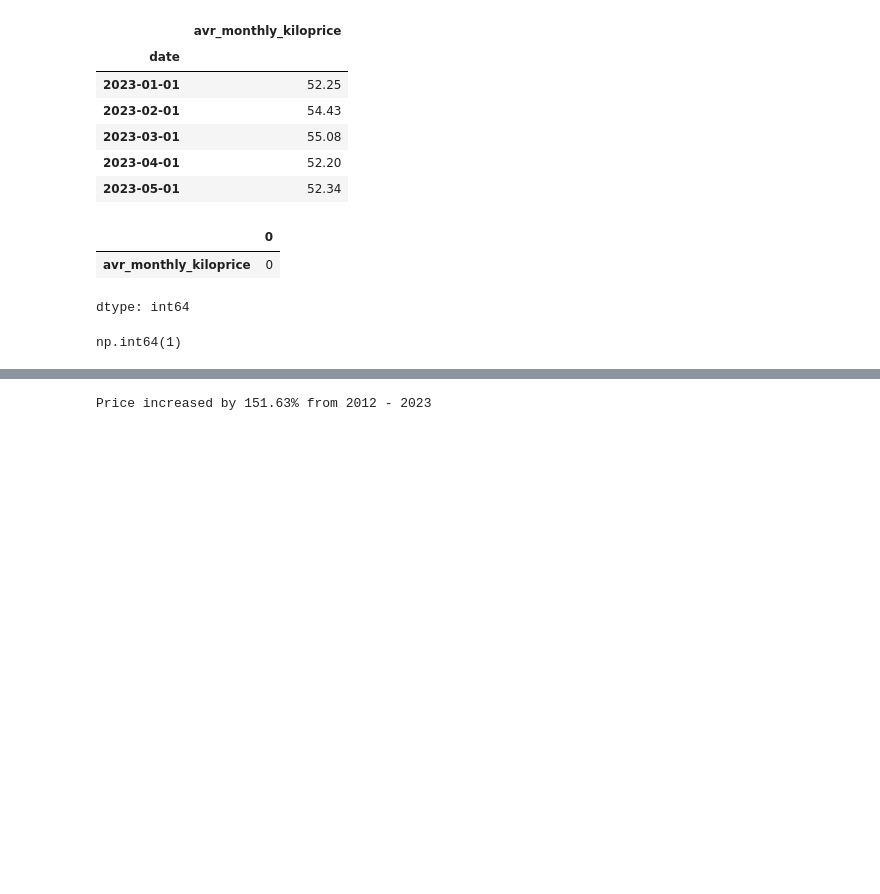
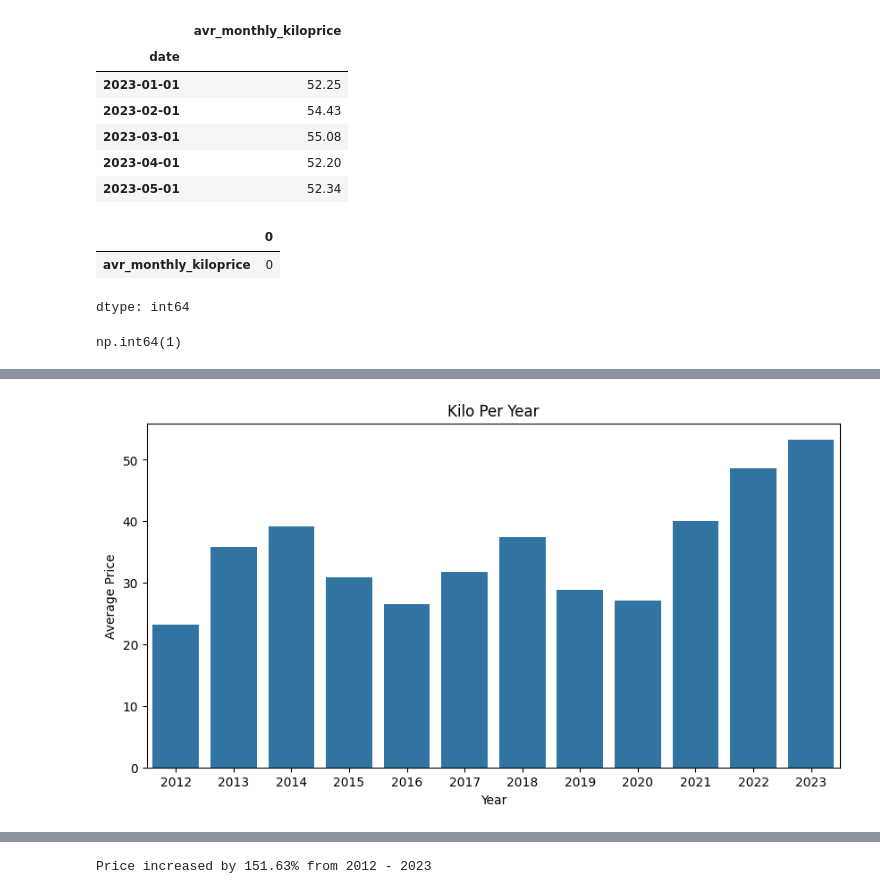
Before and after one commit to dlhegend/-TS_Academy_Capstone_Project, a Jupyter notebook: notebooks/Ugochukwu_Kiloprice_TimeSeries_Capstone.ipynb, the cells around one changed output, grey strips where cells are left out. Saved outputs shown, nothing was run; the diff lists cells and outputs as text; code cells hidden in the pictures; blank space fills up the shorter version.

```diff
--- a/notebooks/Ugochukwu_Kiloprice_TimeSeries_Capstone.ipynb
+++ b/notebooks/Ugochukwu_Kiloprice_TimeSeries_Capstone.ipynb
@@ -68,0 +102,9 @@ np.int64(1)
+# %%
+# How has the kiloprice changed from year to year?
+df['year'] = df.index.year
+plt.figure(figsize=(10,5))
+ax = sns.barplot(data=df, x='year', y='avr_monthly_kiloprice', errorbar=None) # errorbar removes the wick
+ax.set(title = "Kilo Per Year", xlabel = "Year", ylabel = "Average Price")
+plt.show()
+# %% [output]
+[figure, added]
```
Also changed, not shown: parts of 41 cells of this notebook.
